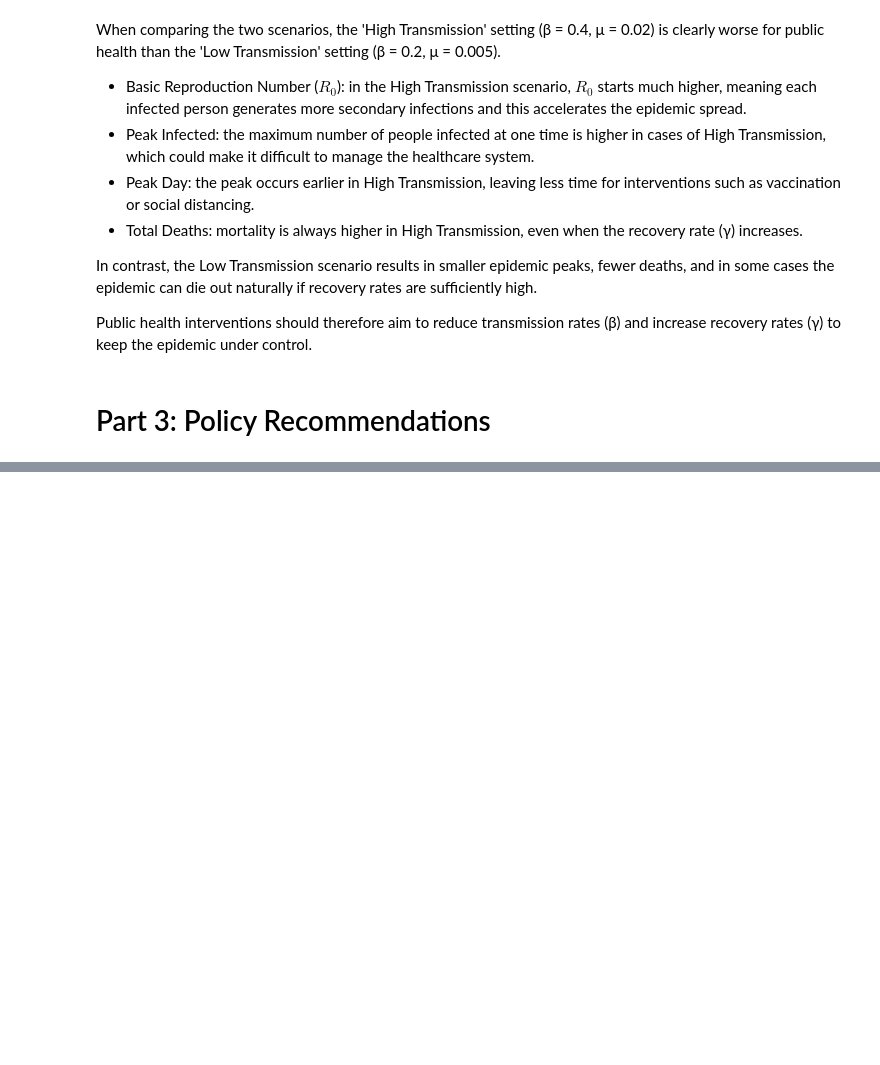
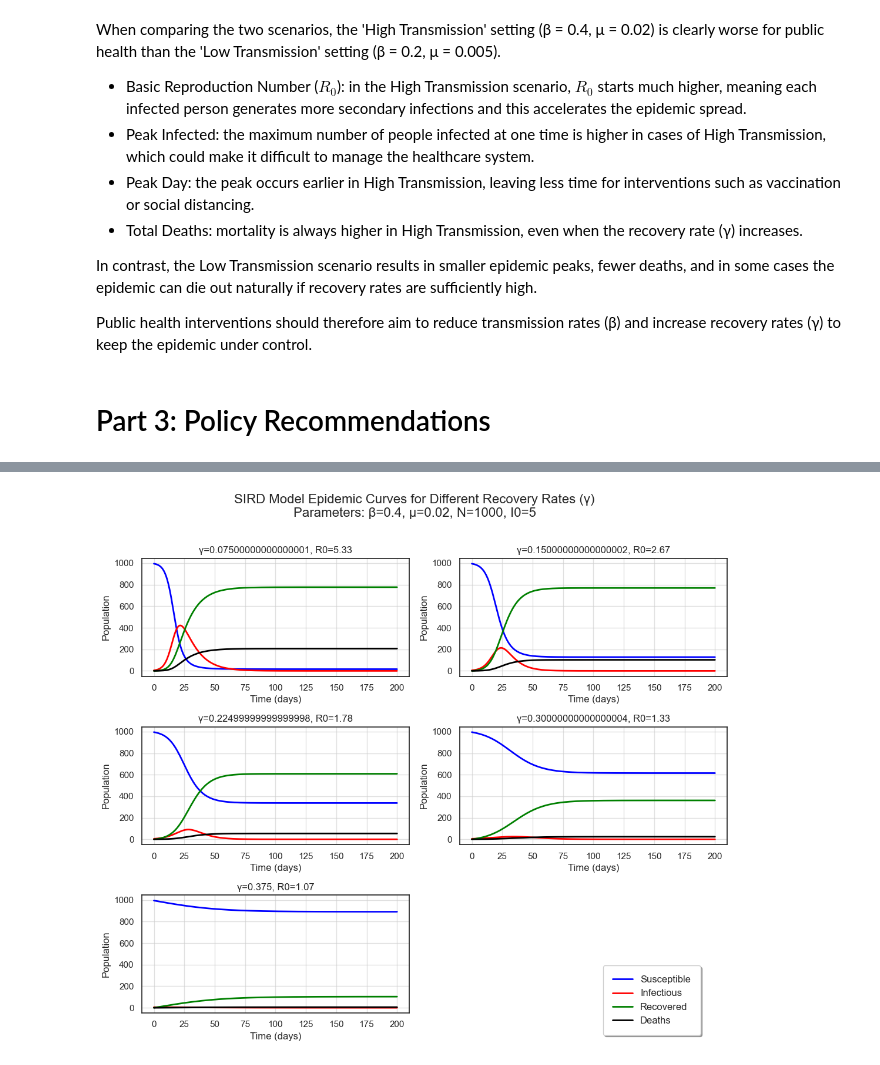
Before and after one commit to ceci2105/BioSystems_Group11, a Jupyter notebook: Assignment2/code.ipynb, the cells around one changed output, grey strips where cells are left out. Saved outputs shown, nothing was run; the diff lists cells and outputs as text; code cells hidden in the pictures; blank space fills up the shorter version.

```diff
--- a/Assignment2/code.ipynb
+++ b/Assignment2/code.ipynb
@@ -43,7 +43,7 @@ It outputs a dataframe of final results and creates a single visuzalization for
 
 Uses SIRD epidemiological model.
 # %%
-def analyze_recovery_rates(beta, mu, N, I0, simulation_days):
+def analyze_recovery_rates(beta, mu, N, I0, simulation_days, gamma_values=None):
     """
     Analyze epidemic outcomes for different recovery rates.
 
@@ -62,7 +62,8 @@ def analyze_recovery_rates(beta, mu, N, I0, simulation_days):
     # Your implementation here
 
     # gamma values (recovery rates) to analyze:
-    gamma_values = [0.05, 0.1, 0.15, 0.2, 0.25]
+    if gamma_values is None:
+        gamma_values = [0.05, 0.1, 0.15, 0.2, 0.25]
 
     # Dataframe structure (as a dictionery) to hold results, values to be filled in the function:
     results_dict = {'gamma': [], 'R0': [], 'peak_infected': [], 'peak_day': [], 'total_deaths': []}
@@ -278,0 +290,13 @@ under control.
+# %%
+gamma_values = [0.05, 0.1, 0.15, 0.2, 0.25]
+new_gamma_values = [gamma + gamma * 0.5 for gamma in gamma_values]
+results_intervention = analyze_recovery_rates(
+    beta=0.4,
+    mu=0.02,
+    N=1000,
+    I0=5,
+    simulation_days=200,
+    gamma_values=new_gamma_values,
+)
+# %% [output]
+[figure, added]
```
Also changed, not shown: parts of 6 cells of this notebook.
